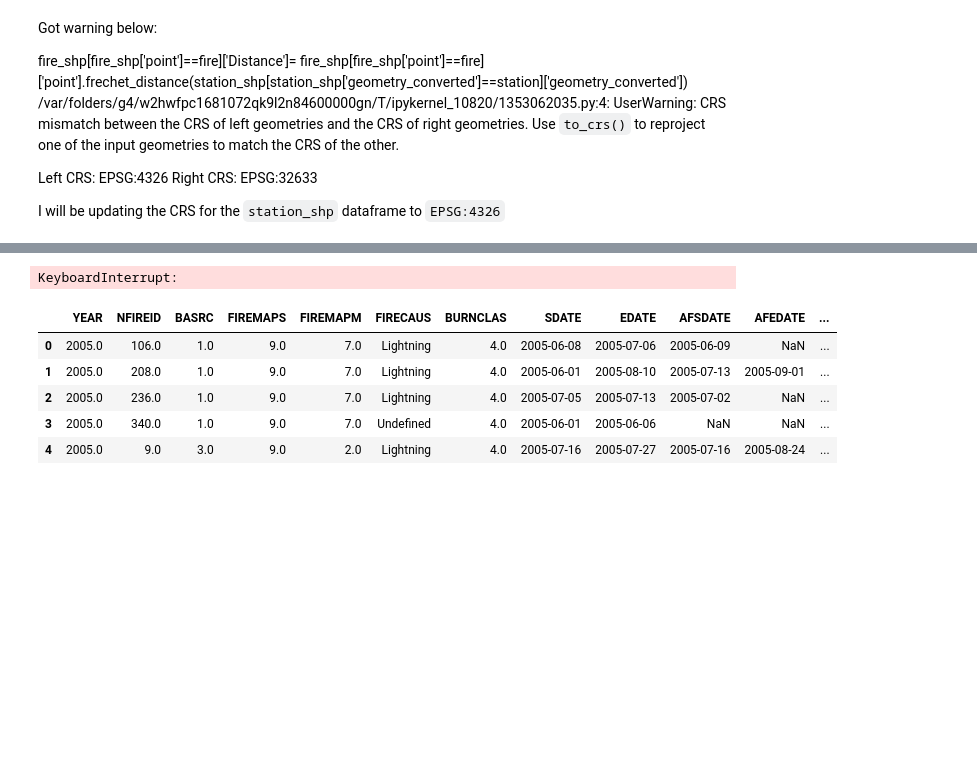
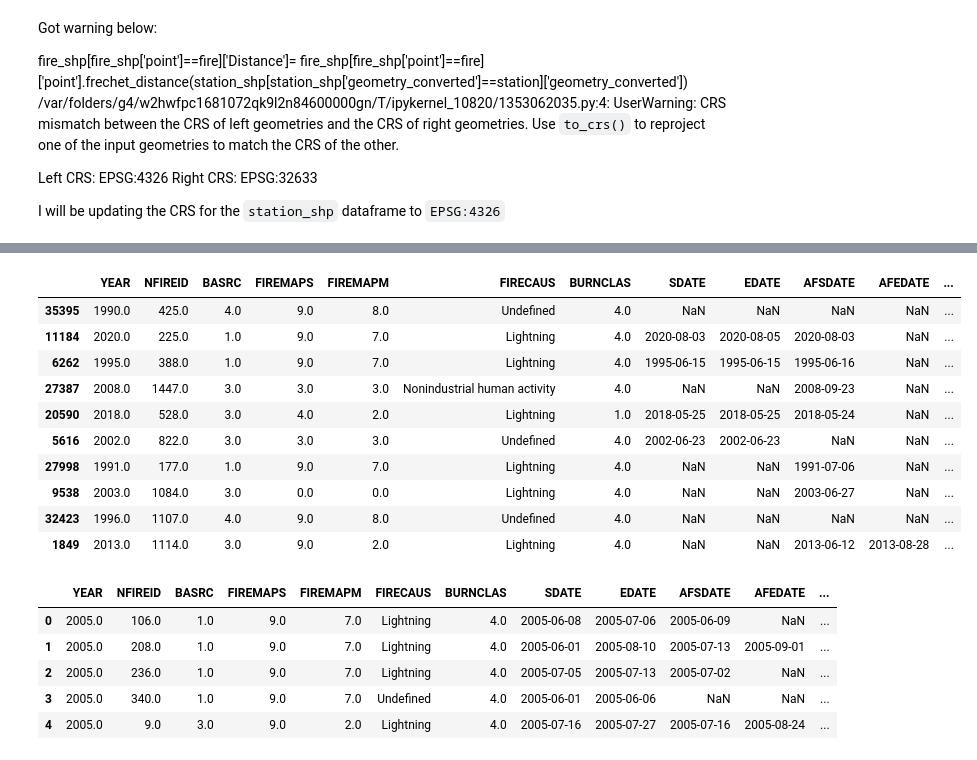
Before and after one commit to Triples92/Forest_fire_prediction_Model, a Jupyter notebook: combiner.ipynb, the cells around one changed output, grey strips where cells are left out. Drawn from its saved outputs; the diff is of its cells as text; code cells hidden in the pictures; blank space fills up the shorter version.

```diff
--- a/combiner.ipynb
+++ b/combiner.ipynb
@@ -247,11 +121,3 @@ fire_shp_m.drop(columns=(['COMMENTS','COMMENT','VERSION']),inplace=True,axis=1)
-# %%
-
-
-for k,station in station_shp.iterrows():
-    for i,fire in fire_shp.iterrows():
-        distance= fire['geometry'].distance(station['geometry'])
-        fire_shp['Station_ID']= station['Climate ID']
-        fire_shp['Distance'] = distance
 # %% [markdown]
 https://geopandas.org/en/stable/docs/reference/api/geopandas.GeoSeries.representative_point.html#geopandas.GeoSeries.representative_point
 # %%
@@ -403 +246,16 @@ station_shp.head()
+# %%
+
+fire_shp.sample(10)
+# %% [output]
+|  | YEAR | NFIREID | BASRC | FIREMAPS | FIREMAPM | FIRECAUS | BURNCLAS | SDATE | EDATE | AFSDATE | AFEDATE | ... |
+| 35395 | 1990.0 | 425.0 | 4.0 | 9.0 | 8.0 | Undefined | 4.0 | NaN | NaN | NaN | NaN | ... |
+| 11184 | 2020.0 | 225.0 | 1.0 | 9.0 | 7.0 | Lightning | 4.0 | 2020-08-03 | 2020-08-05 | 2020-08-03 | NaN | ... |
+| 6262 | 1995.0 | 388.0 | 1.0 | 9.0 | 7.0 | Lightning | 4.0 | 1995-06-15 | 1995-06-15 | 1995-06-16 | NaN | ... |
+| 27387 | 2008.0 | 1447.0 | 3.0 | 3.0 | 3.0 | Nonindustrial human activity | 4.0 | NaN | NaN | 2008-09-23 | NaN | ... |
+| 20590 | 2018.0 | 528.0 | 3.0 | 4.0 | 2.0 | Lightning | 1.0 | 2018-05-25 | 2018-05-25 | 2018-05-24 | NaN | ... |
+| 5616 | 2002.0 | 822.0 | 3.0 | 3.0 | 3.0 | Undefined | 4.0 | 2002-06-23 | 2002-06-23 | NaN | NaN | ... |
+| 27998 | 1991.0 | 177.0 | 1.0 | 9.0 | 7.0 | Lightning | 4.0 | NaN | NaN | 1991-07-06 | NaN | ... |
+| 9538 | 2003.0 | 1084.0 | 3.0 | 0.0 | 0.0 | Lightning | 4.0 | NaN | NaN | 2003-06-27 | NaN | ... |
+| 32423 | 1996.0 | 1107.0 | 4.0 | 9.0 | 8.0 | Undefined | 4.0 | NaN | NaN | NaN | NaN | ... |
+| 1849 | 2013.0 | 1114.0 | 3.0 | 9.0 | 2.0 | Lightning | 4.0 | NaN | NaN | 2013-06-12 | 2013-08-28 | ... |
 # %%
@@ -408,10 +266,3 @@ for station in gpd.GeoSeries(station_shp['geometry_converted'],index=range(len(s
-# %%
-for station in gpd.GeoSeries(station_shp['geometry_converted'],index=range(len(station_shp))):
-    for fire in gpd.GeoSeries(fire_shp['point'],index=range(len(fire_shp))):
-        fire_shp[fire_shp['point']==fire]['Station_ID']= station_shp[station_shp['geometry_converted']==station]['Climate ID']
-        fire_shp[fire_shp['point']==fire]['Distance']= fire_shp[fire_shp['point']==fire]['point'].distance(station_shp[station_shp['geometry_converted']==station]['geometry_converted'])
-# %% [output]
-KeyboardInterrupt:
 # %%
 fire_shp.head()
 # %% [output]
```
Also changed, not shown: parts of 36 cells of this notebook.
